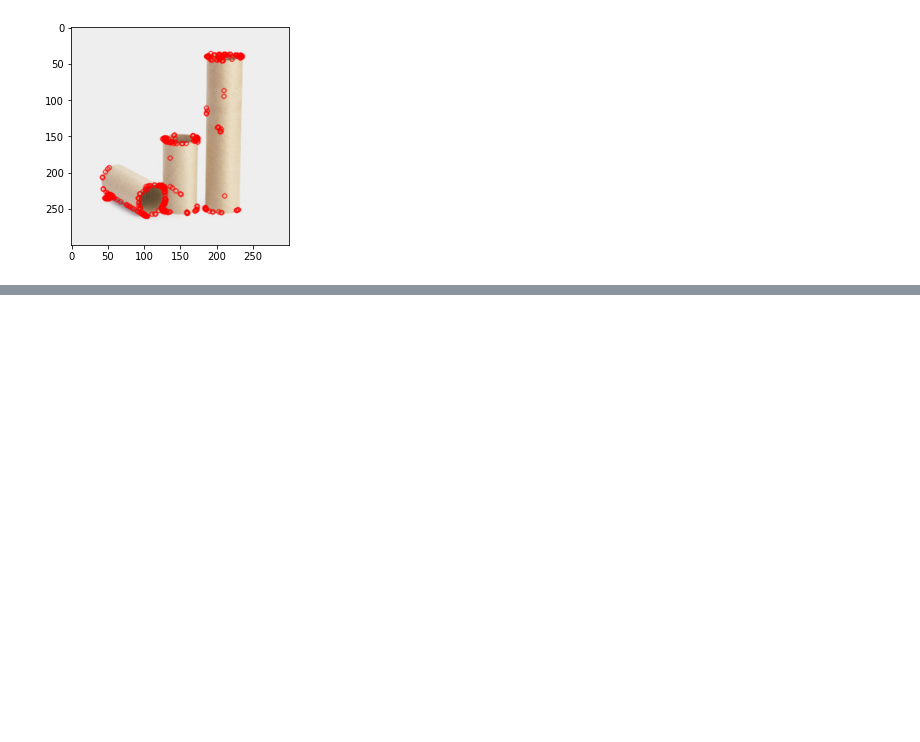
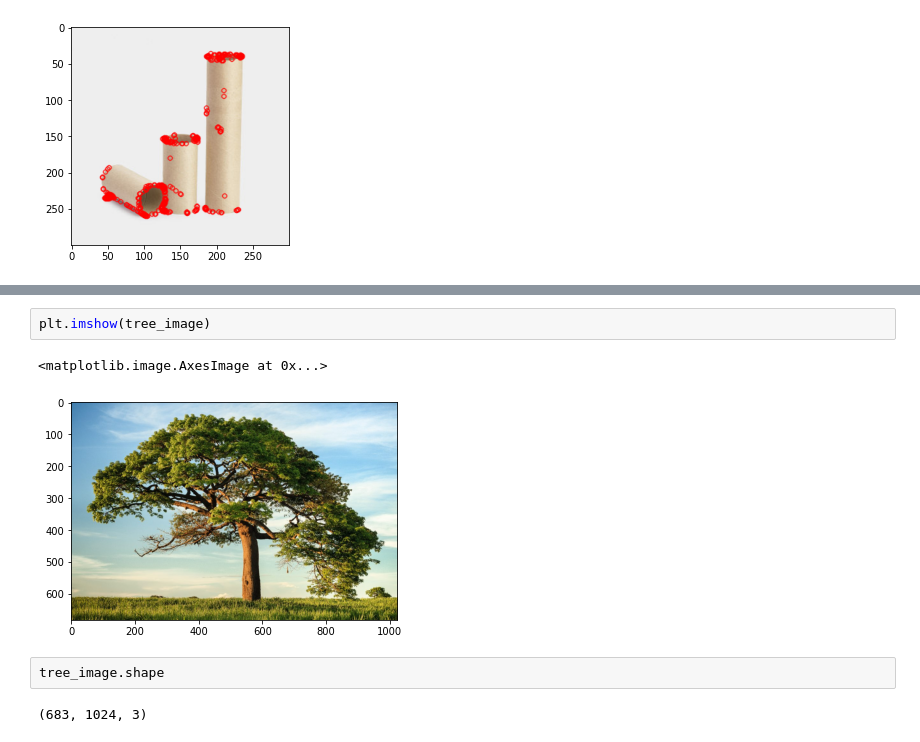
Before and after one commit to SarthakJaingit/Philippine-Science-High-School-AI_Club, a Jupyter notebook: OpenCV_explorations.ipynb, the cells around one changed output, grey strips where cells are left out. Cells and saved outputs as stored; diff of their text form; blank space fills up the shorter version.

```diff
--- a/OpenCV_explorations.ipynb
+++ b/OpenCV_explorations.ipynb
@@ -46,0 +78,9 @@ plt.imshow(rgb_cat_image)
+# %%
+plt.imshow(tree_image)
+# %% [output]
+<matplotlib.image.AxesImage at 0x...>
+[figure, added]
+# %%
+tree_image.shape
+# %% [output]
+(683, 1024, 3)
```
Also changed, not shown: parts of 7 cells of this notebook, 1 other file.
